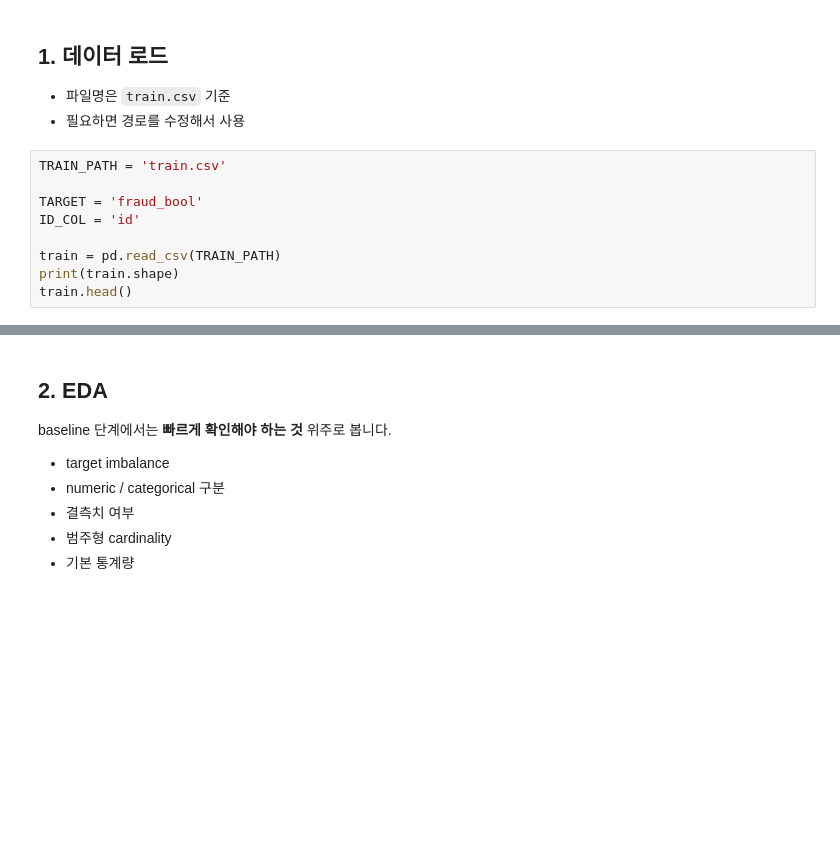
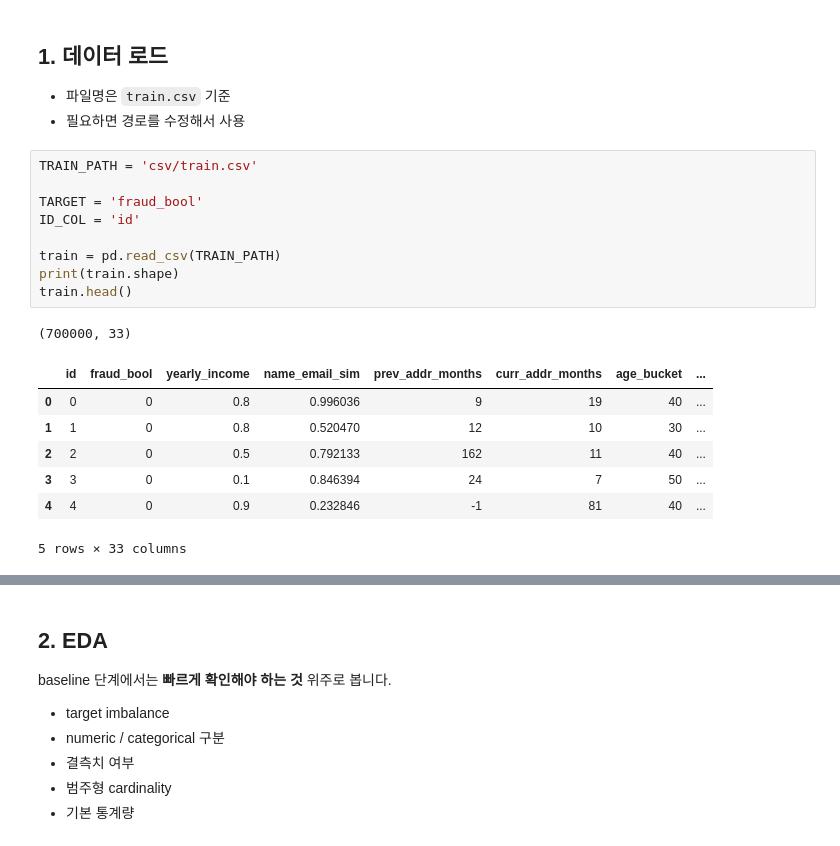
Before and after one commit to brian-223134/2026-CUAI-Datathon, a Jupyter notebook: fraud_detection_baseline.ipynb, the cells around one changed output, grey strips where cells are left out. Cells and saved outputs as stored; diff of their text form; blank space fills up the shorter version.

```diff
--- a/fraud_detection_baseline.ipynb
+++ b/fraud_detection_baseline.ipynb
@@ -29,13 +29,22 @@ import lightgbm as lgb
 - 파일명은 `train.csv` 기준
 - 필요하면 경로를 수정해서 사용
 # %%
-TRAIN_PATH = 'train.csv'
+TRAIN_PATH = 'csv/train.csv'
 
 TARGET = 'fraud_bool'
 ID_COL = 'id'
 
 train = pd.read_csv(TRAIN_PATH)
 print(train.shape)
 train.head()
+# %% [output]
+(700000, 33)
+|  | id | fraud_bool | yearly_income | name_email_sim | prev_addr_months | curr_addr_months | age_bucket | ... |
+| 0 | 0 | 0 | 0.8 | 0.996036 | 9 | 19 | 40 | ... |
+| 1 | 1 | 0 | 0.8 | 0.520470 | 12 | 10 | 30 | ... |
+| 2 | 2 | 0 | 0.5 | 0.792133 | 162 | 11 | 40 | ... |
+| 3 | 3 | 0 | 0.1 | 0.846394 | 24 | 7 | 50 | ... |
+| 4 | 4 | 0 | 0.9 | 0.232846 | -1 | 81 | 40 | ... |
+5 rows × 33 columns
 # %%
 train.info()
```
Also changed, not shown: parts of 32 cells of this notebook, 7 other files.
